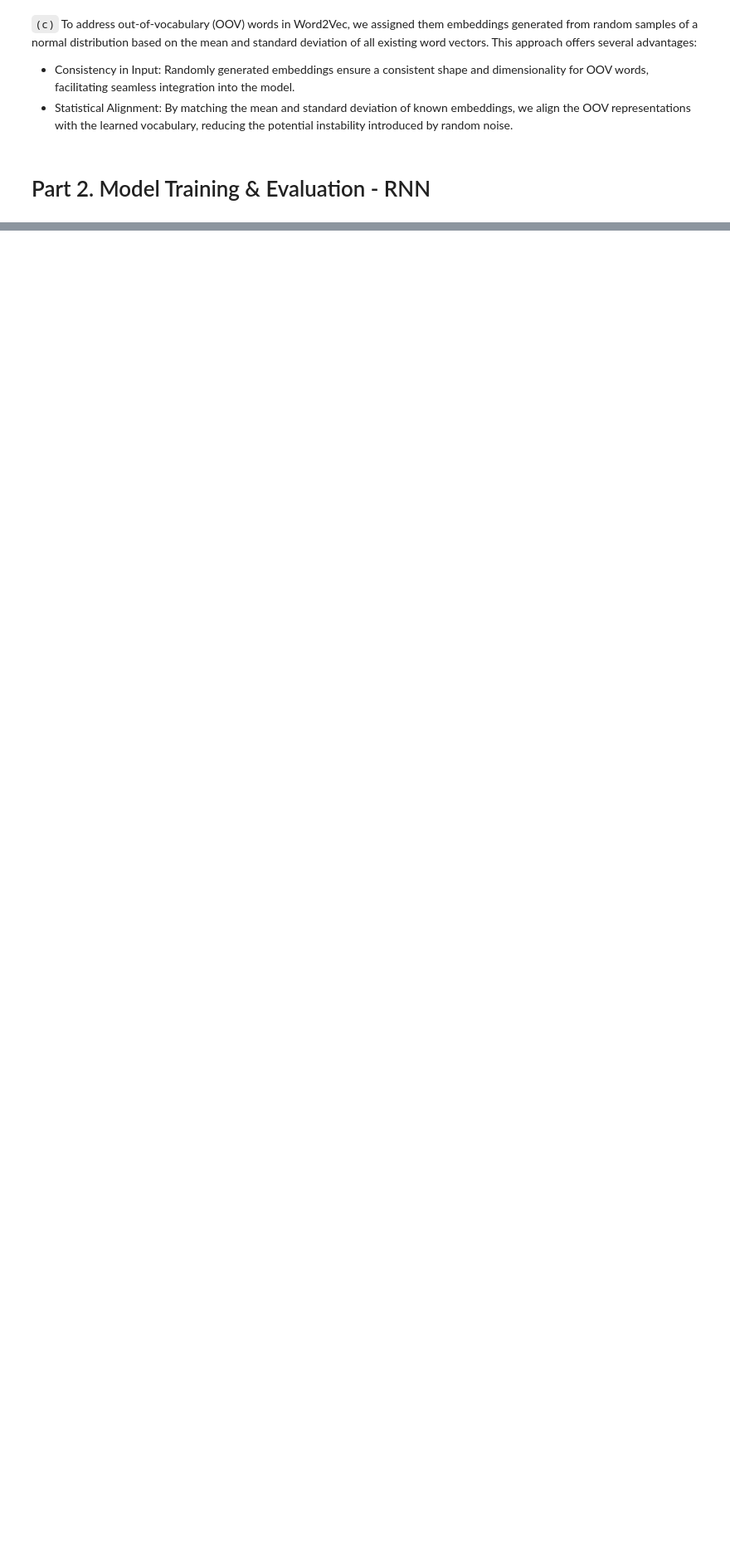
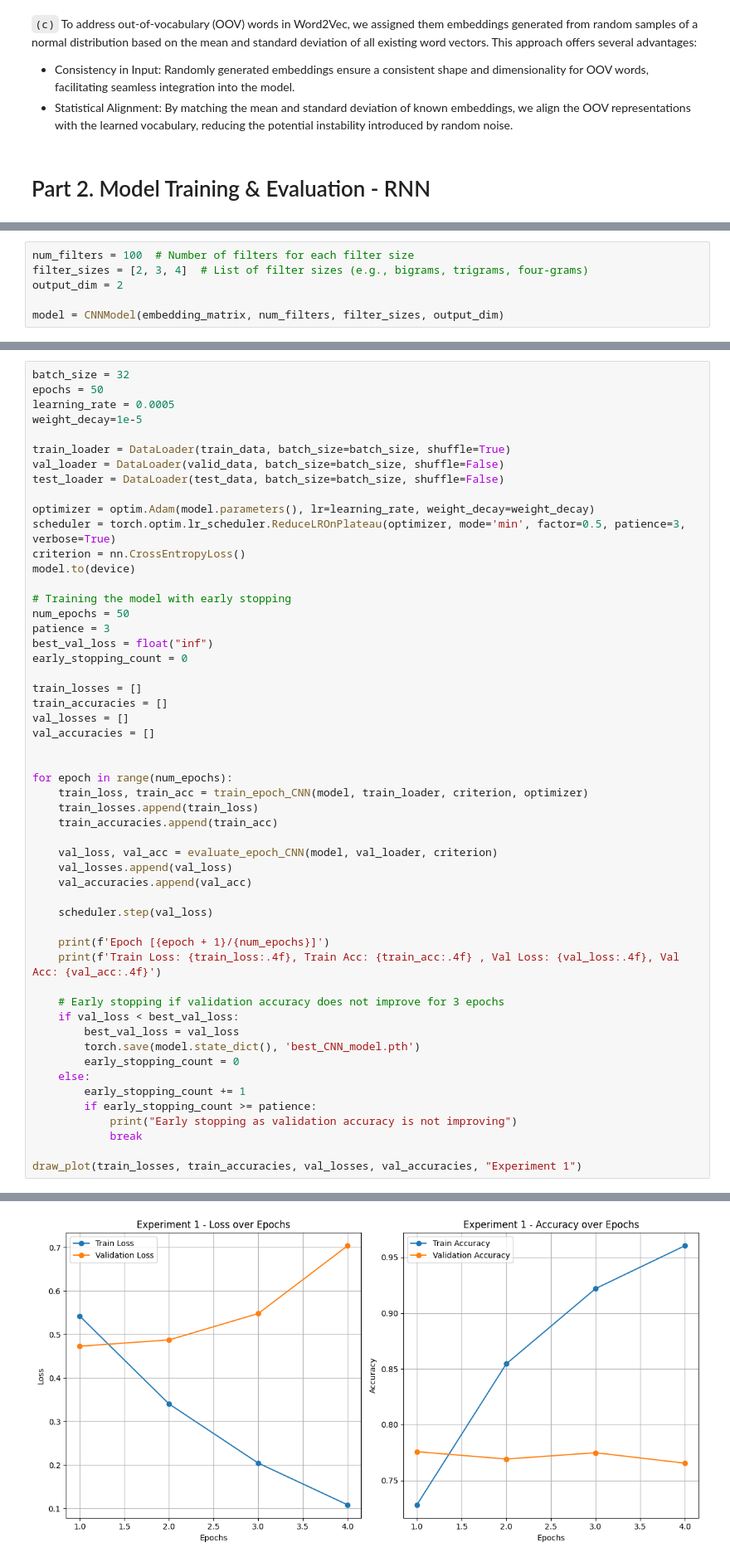
Before and after one commit to harrytran001/SC4002_NLP_Project, a Jupyter notebook: word2vec.ipynb, the cells around one changed output, grey strips where cells are left out. Shown at 83% size. Saved outputs shown, nothing was run; the diff lists cells and outputs as text; blank space fills up the shorter version.

```diff
--- a/word2vec.ipynb
+++ b/word2vec.ipynb
@@ -474,0 +525,6 @@ Test Loss: 0.4980, Test Acc: 0.7589
+# %%
+num_filters = 100  # Number of filters for each filter size
+filter_sizes = [2, 3, 4]  # List of filter sizes (e.g., bigrams, trigrams, four-grams)
+output_dim = 2
+
+model = CNNModel(embedding_matrix, num_filters, filter_sizes, output_dim)
@@ -474,0 +581,54 @@ Test Loss: 0.4980, Test Acc: 0.7589
+# %%
+batch_size = 32
+epochs = 50
+learning_rate = 0.0005
+weight_decay=1e-5
+
+train_loader = DataLoader(train_data, batch_size=batch_size, shuffle=True)
+val_loader = DataLoader(valid_data, batch_size=batch_size, shuffle=False)
+test_loader = DataLoader(test_data, batch_size=batch_size, shuffle=False)
+
+optimizer = optim.Adam(model.parameters(), lr=learning_rate, weight_decay=weight_decay)
+scheduler = torch.optim.lr_scheduler.ReduceLROnPlateau(optimizer, mode='min', factor=0.5, patience=3, verbose=True)
+criterion = nn.CrossEntropyLoss()
+model.to(device)
+
+# Training the model with early stopping
+num_epochs = 50
+patience = 3
+best_val_loss = float("inf")
+early_stopping_count = 0
+
+train_losses = []
+train_accuracies = []
+val_losses = []
+val_accuracies = []
+
+
+for epoch in range(num_epochs):
+    train_loss, train_acc = train_epoch_CNN(model, train_loader, criterion, optimizer)
+    train_losses.append(train_loss)
+    train_accuracies.append(train_acc)
+
+    val_loss, val_acc = evaluate_epoch_CNN(model, val_loader, criterion)
+    val_losses.append(val_loss)
+    val_accuracies.append(val_acc)
+
+    scheduler.step(val_loss)
+
+    print(f'Epoch [{epoch + 1}/{num_epochs}]')
+    print(f'Train Loss: {train_loss:.4f}, Train Acc: {train_acc:.4f} , Val Loss: {val_loss:.4f}, Val Acc: {val_acc:.4f}')
+
+    # Early stopping if validation accuracy does not improve for 3 epochs
+    if val_loss < best_val_loss:
+        best_val_loss = val_loss
+        torch.save(model.state_dict(), 'best_CNN_model.pth')
+        early_stopping_count = 0
+    else:
+        early_stopping_count += 1
+        if early_stopping_count >= patience:
+            print("Early stopping as validation accuracy is not improving")
+            break
+
+draw_plot(train_losses, train_accuracies, val_losses, val_accuracies, "Experiment 1")
+# %% [output]
@@ -474,0 +644 @@ Test Loss: 0.4980, Test Acc: 0.7589
+[figure, added]
```
Also changed, not shown: parts of 10 cells of this notebook.
